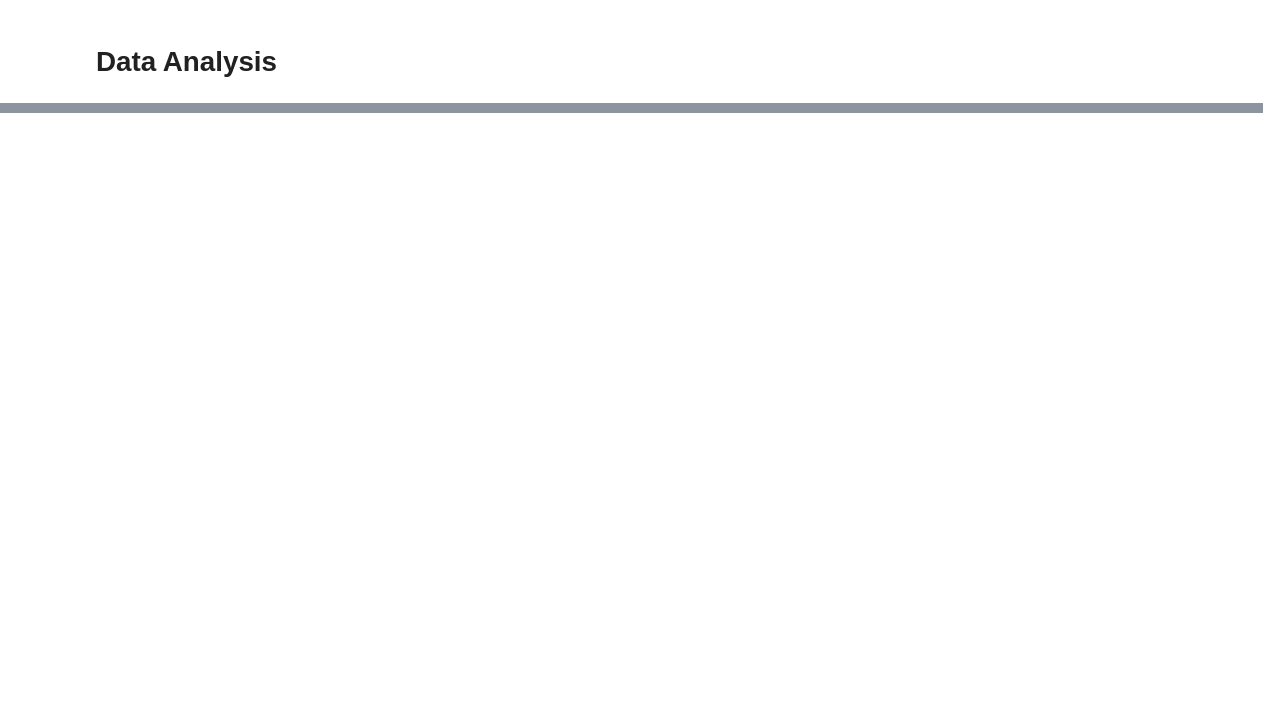
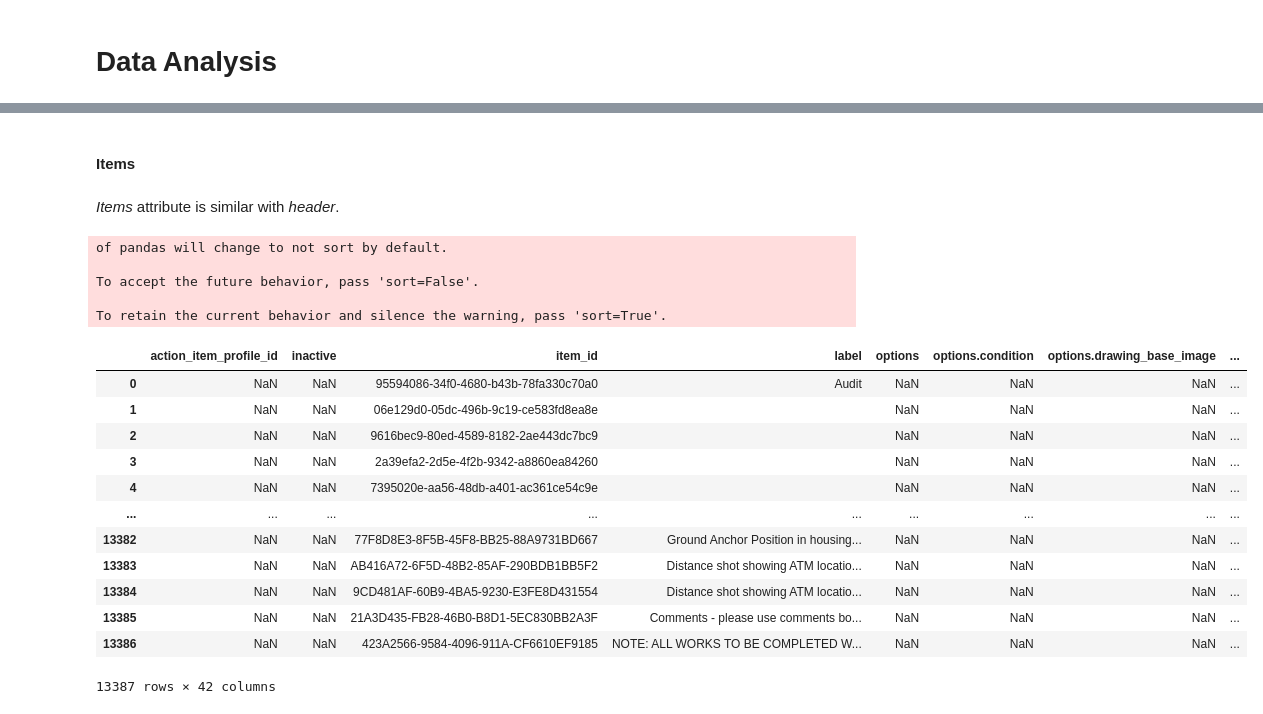
Before and after one commit to snecsulescu/safety-templates, a Jupyter notebook: Safety-Templates.ipynb, the cells around one changed output, grey strips where cells are left out. Cells and saved outputs as stored; diff of their text form; code cells hidden in the pictures; blank space fills up the shorter version.

```diff
--- a/Safety-Templates.ipynb
+++ b/Safety-Templates.ipynb
@@ -514,0 +310,27 @@ accuracy_score(predictions, valid_y)
+# %% [markdown]
+#### Items
+# %% [markdown]
+*Items* attribute is similar with *header*.
+# %%
+from pandas.io.json import json_normalize
+df_items = pd.concat([json_normalize(template["items"]) for template in data_json], ignore_index = bool)
+df_items
+# %% [output]
+of pandas will change to not sort by default.
+
+To accept the future behavior, pass 'sort=False'.
+
+To retain the current behavior and silence the warning, pass 'sort=True'.
+|  | action_item_profile_id | inactive | item_id | label | options | options.condition | options.drawing_base_image | ... |
+| 0 | NaN | NaN | 95594086-34f0-4680-b43b-78fa330c70a0 | Audit | NaN | NaN | NaN | ... |
+| 1 | NaN | NaN | 06e129d0-05dc-496b-9c19-ce583fd8ea8e |  | NaN | NaN | NaN | ... |
+| 2 | NaN | NaN | 9616bec9-80ed-4589-8182-2ae443dc7bc9 |  | NaN | NaN | NaN | ... |
+| 3 | NaN | NaN | 2a39efa2-2d5e-4f2b-9342-a8860ea84260 |  | NaN | NaN | NaN | ... |
+| 4 | NaN | NaN | 7395020e-aa56-48db-a401-ac361ce54c9e |  | NaN | NaN | NaN | ... |
+| ... | ... | ... | ... | ... | ... | ... | ... | ... |
+| 13382 | NaN | NaN | 77F8D8E3-8F5B-45F8-BB25-88A9731BD667 | Ground Anchor Position in housing... | NaN | NaN | NaN | ... |
+| 13383 | NaN | NaN | AB416A72-6F5D-48B2-85AF-290BDB1BB5F2 | Distance shot showing ATM locatio... | NaN | NaN | NaN | ... |
+| 13384 | NaN | NaN | 9CD481AF-60B9-4BA5-9230-E3FE8D431554 | Distance shot showing ATM locatio... | NaN | NaN | NaN | ... |
+| 13385 | NaN | NaN | 21A3D435-FB28-46B0-B8D1-5EC830BB2A3F | Comments - please use comments bo... | NaN | NaN | NaN | ... |
+| 13386 | NaN | NaN | 423A2566-9584-4096-911A-CF6610EF9185 | NOTE: ALL WORKS TO BE COMPLETED W... | NaN | NaN | NaN | ... |
+13387 rows × 42 columns
```
Also changed, not shown: parts of 102 cells of this notebook, 1 other file.
